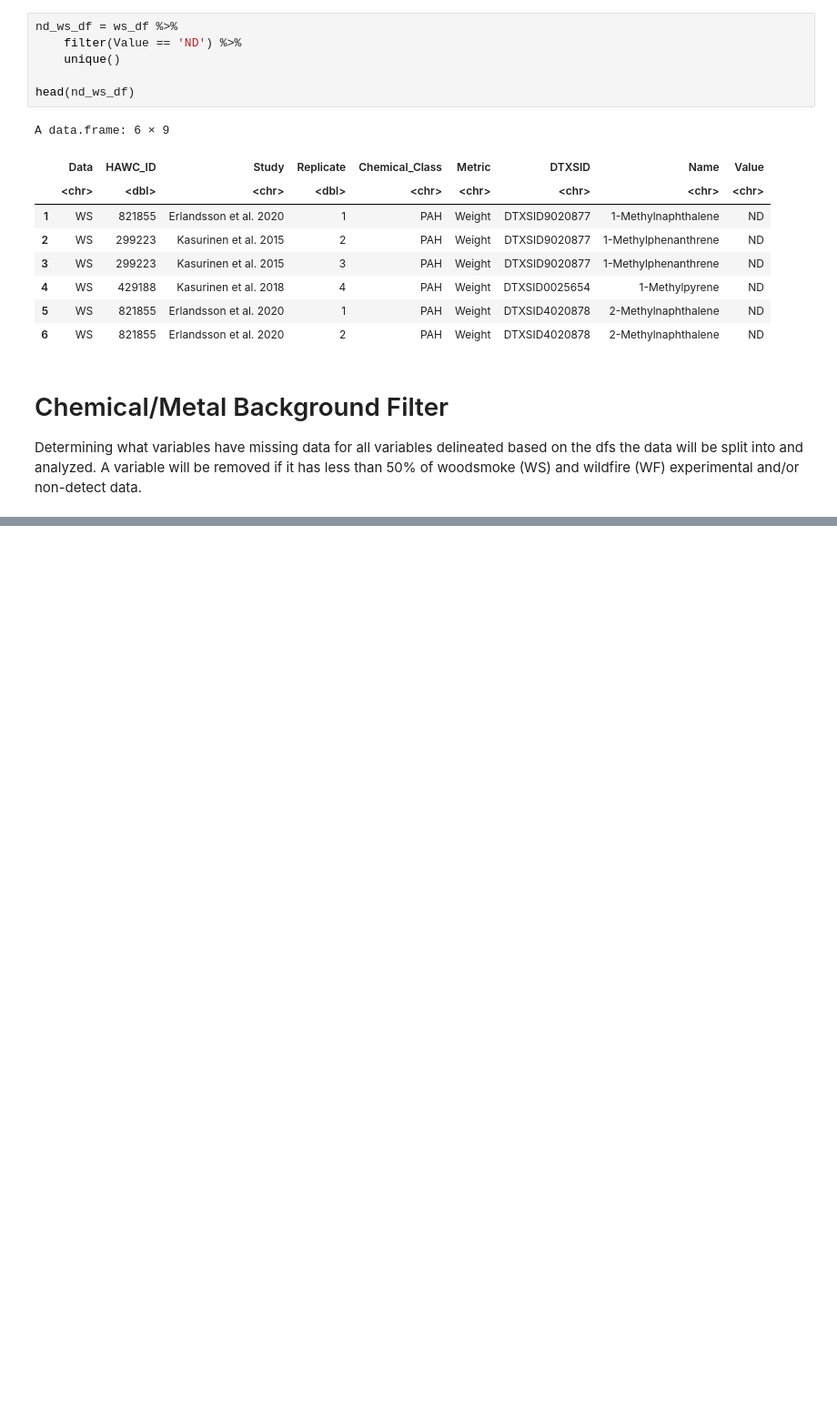
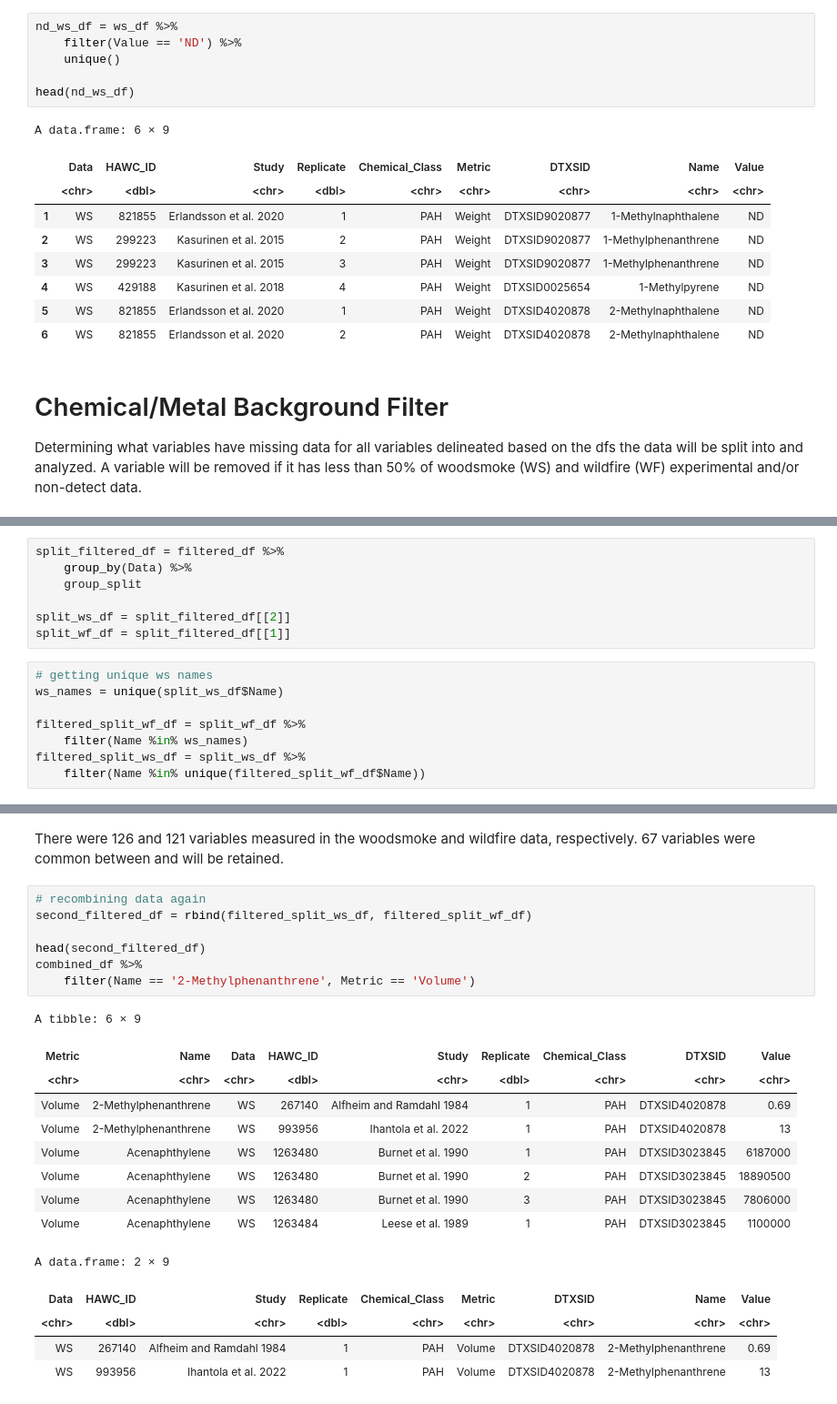
Before and after one commit to UNC-CEMALB/P1015.-Wildfire_Suffcient_Similiarity, a Jupyter notebook: 1. Data Processing/Data Processing.ipynb, the cells around one changed output, grey strips where cells are left out. Shown at 91% size. Cells and saved outputs as stored; diff of their text form; blank space fills up the shorter version.

```diff
--- a/1. Data Processing/Data Processing.ipynb
+++ b/1. Data Processing/Data Processing.ipynb
@@ -117,0 +157,15 @@ A tibble: 76 × 3
+# %%
+split_filtered_df = filtered_df %>%
+    group_by(Data) %>%
+    group_split
+
+split_ws_df = split_filtered_df[[2]]
+split_wf_df = split_filtered_df[[1]]
+# %%
+# getting unique ws names
+ws_names = unique(split_ws_df$Name)
+
+filtered_split_wf_df = split_wf_df %>%
+    filter(Name %in% ws_names)
+filtered_split_ws_df = split_ws_df %>%
+    filter(Name %in% unique(filtered_split_wf_df$Name))
@@ -117,0 +182,24 @@ A tibble: 76 × 3
+# %% [markdown]
+There were 126 and 121 variables measured in the woodsmoke and wildfire data, respectively. 67 variables were common between and will be retained.
+# %%
+# recombining data again
+second_filtered_df = rbind(filtered_split_ws_df, filtered_split_wf_df)
+
+head(second_filtered_df)
+combined_df %>%
+    filter(Name == '2-Methylphenanthrene', Metric == 'Volume')
+# %% [output]
+A tibble: 6 × 9
+| Metric | Name | Data | HAWC_ID | Study | Replicate | Chemical_Class | DTXSID | Value |
+| <chr> | <chr> | <chr> | <dbl> | <chr> | <dbl> | <chr> | <chr> | <chr> |
+| Volume | 2-Methylphenanthrene | WS | 267140 | Alfheim and Ramdahl 1984 | 1 | PAH | DTXSID4020878 | 0.69 |
+| Volume | 2-Methylphenanthrene | WS | 993956 | Ihantola et al. 2022 | 1 | PAH | DTXSID4020878 | 13 |
+| Volume | Acenaphthylene | WS | 1263480 | Burnet et al. 1990 | 1 | PAH | DTXSID3023845 | 6187000 |
+| Volume | Acenaphthylene | WS | 1263480 | Burnet et al. 1990 | 2 | PAH | DTXSID3023845 | 18890500 |
+| Volume | Acenaphthylene | WS | 1263480 | Burnet et al. 1990 | 3 | PAH | DTXSID3023845 | 7806000 |
+| Volume | Acenaphthylene | WS | 1263484 | Leese et al. 1989 | 1 | PAH | DTXSID3023845 | 1100000 |
+A data.frame: 2 × 9
+| Data | HAWC_ID | Study | Replicate | Chemical_Class | Metric | DTXSID | Name | Value |
+| <chr> | <dbl> | <chr> | <dbl> | <chr> | <chr> | <chr> | <chr> | <chr> |
+| WS | 267140 | Alfheim and Ramdahl 1984 | 1 | PAH | Volume | DTXSID4020878 | 2-Methylphenanthrene | 0.69 |
+| WS | 993956 | Ihantola et al. 2022 | 1 | PAH | Volume | DTXSID4020878 | 2-Methylphenanthrene | 13 |
```
Also changed, not shown: parts of 7 cells of this notebook.
